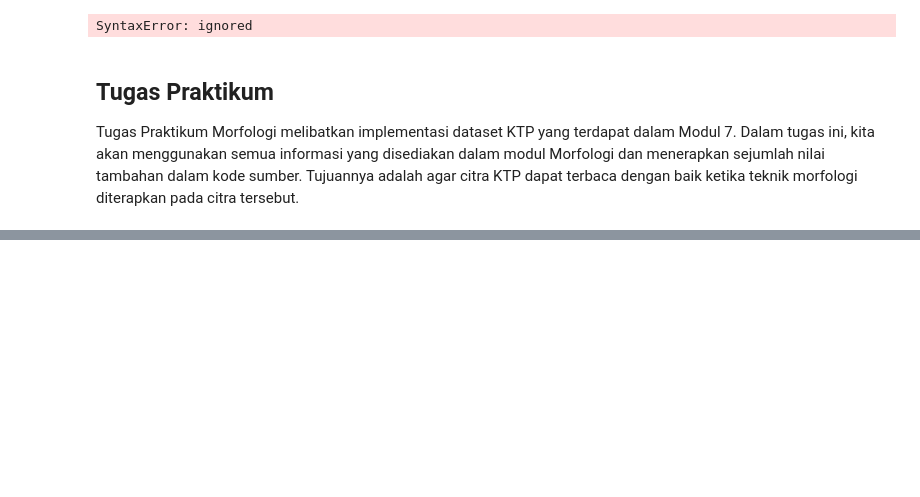
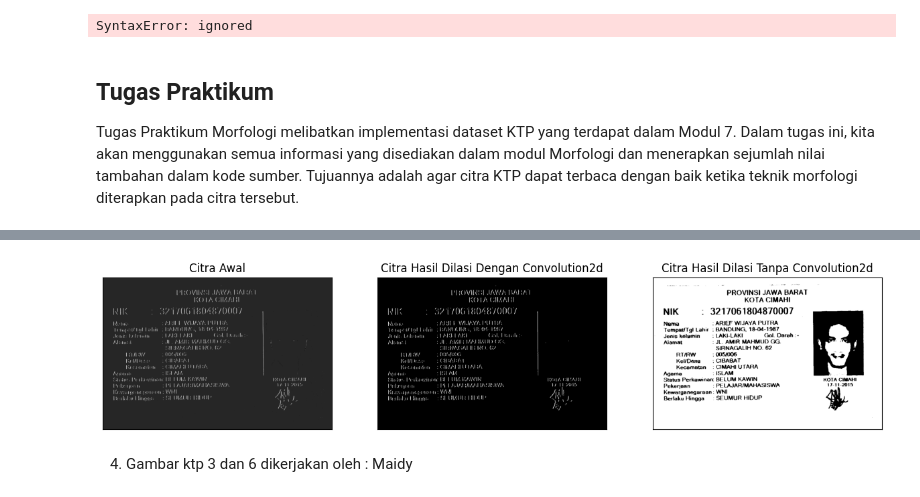
Before and after one commit to Novita20/PCVK_GANJIL_2023, a Jupyter notebook: Week8.ipynb, the cells around one changed output, grey strips where cells are left out. Drawn from its saved outputs; the diff is of its cells as text; code cells hidden in the pictures; blank space fills up the shorter version.

```diff
--- a/Week8.ipynb
+++ b/Week8.ipynb
@@ -527,0 +755,53 @@ tersebut.
+# %%
+import cv2
+import numpy as np
+import matplotlib.pyplot as plt
+
+# Membaca gambar
+img = cv2.imread('/content/drive/MyDrive/PCVK/Images/dataset/ktp/Salinan ktp2.png')
+
+# Kernel untuk konvolusi
+kernel_lsed = np.array([[1, 0, -1],
+                      [2, 0, -3],
+                      [1, 0, -2]], dtype=np.float32)
+
+# Melakukan konvolusi
+result = cv2.filter2D(img, -1, kernel_lsed)
+
+
+# Penyesuaian kecerahan
+brightness = cv2.convertScaleAbs(result, alpha=1, beta=-35)
+
+# Konversi ke citra grayscale
+input = cv2.cvtColor(brightness, cv2.COLOR_BGR2GRAY)
+
+# Thresholding
+ret, thresh = cv2.threshold(input, 127, 255, cv2.THRESH_BINARY)
+
+# Dilasi
+kernel = np.ones((2,1),np.uint16)
+dilasi = cv2.dilate(thresh, kernel, iterations=1)
+
+# Citra awal ke grayscale
+input2 = cv2.cvtColor(img, cv2.COLOR_BGR2GRAY)
+
+# Thresholding
+ret2, thresh2 = cv2.threshold(input2, 127, 255, cv2.THRESH_BINARY)
+
+# Dilasi
+kernel2 = np.ones((2,1),np.uint16)
+dilasi2 = cv2.dilate(thresh2, kernel2, iterations=1)
+
+# Menampilkan hasil
+plt.figure(figsize=(15,13))
+plt.subplot(131),plt.imshow(input, cmap='gray'),plt.title('Citra Awal')
+plt.xticks([]), plt.yticks([])
+plt.subplot(132),plt.imshow(dilasi, cmap='gray'),plt.title('Citra Hasil Dilasi Dengan Convolution2d')
+plt.xticks([]), plt.yticks([])
+plt.subplot(133),plt.imshow(dilasi2, cmap='gray'),plt.title('Citra Hasil Dilasi Tanpa Convolution2d')
+plt.xticks([]), plt.yticks([])
+plt.show()
+# %% [output]
+[figure, added]
+# %% [markdown]
+4. Gambar ktp 3 dan 6 dikerjakan oleh : Maidy
```
Also changed, not shown: parts of 11 cells of this notebook.
